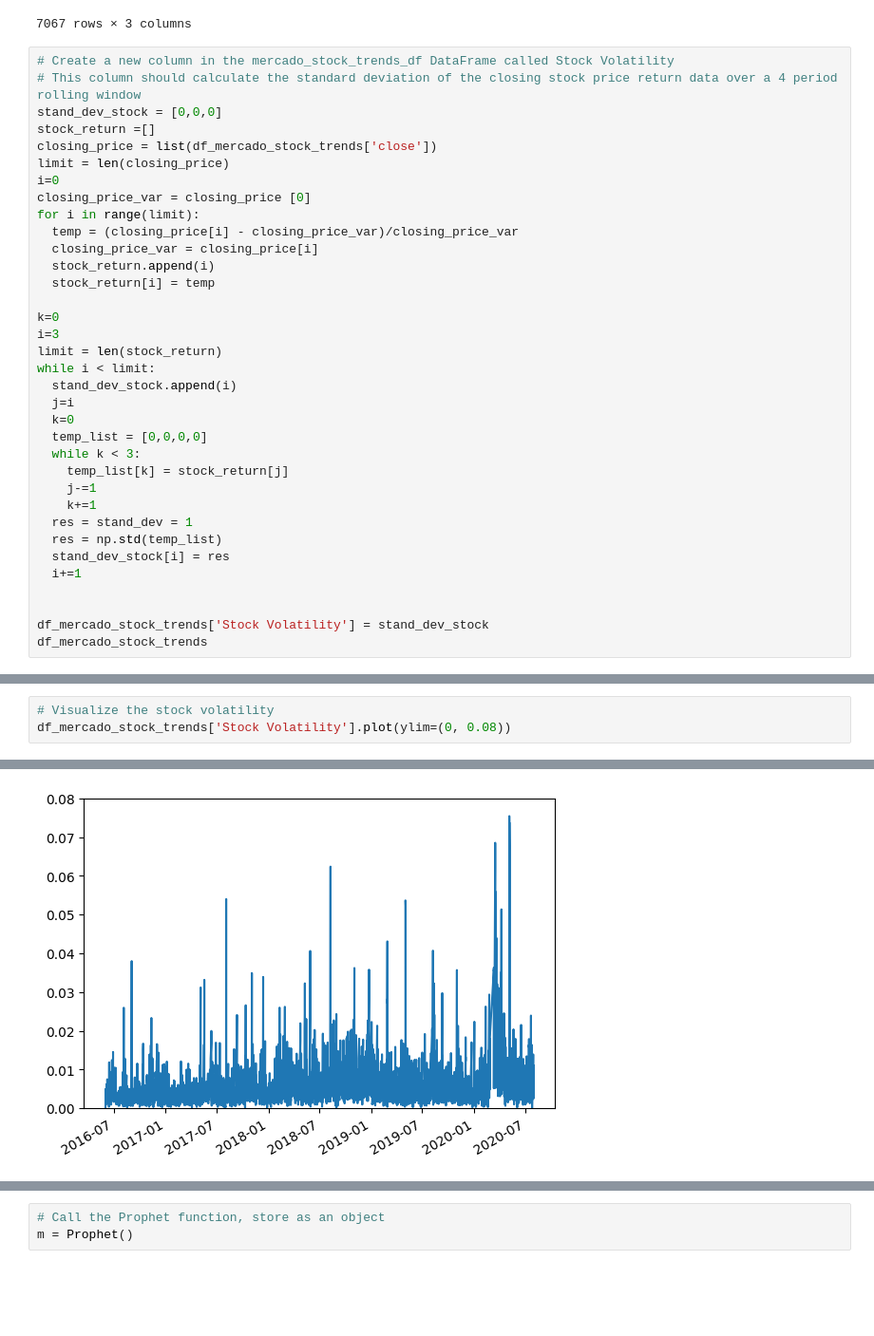
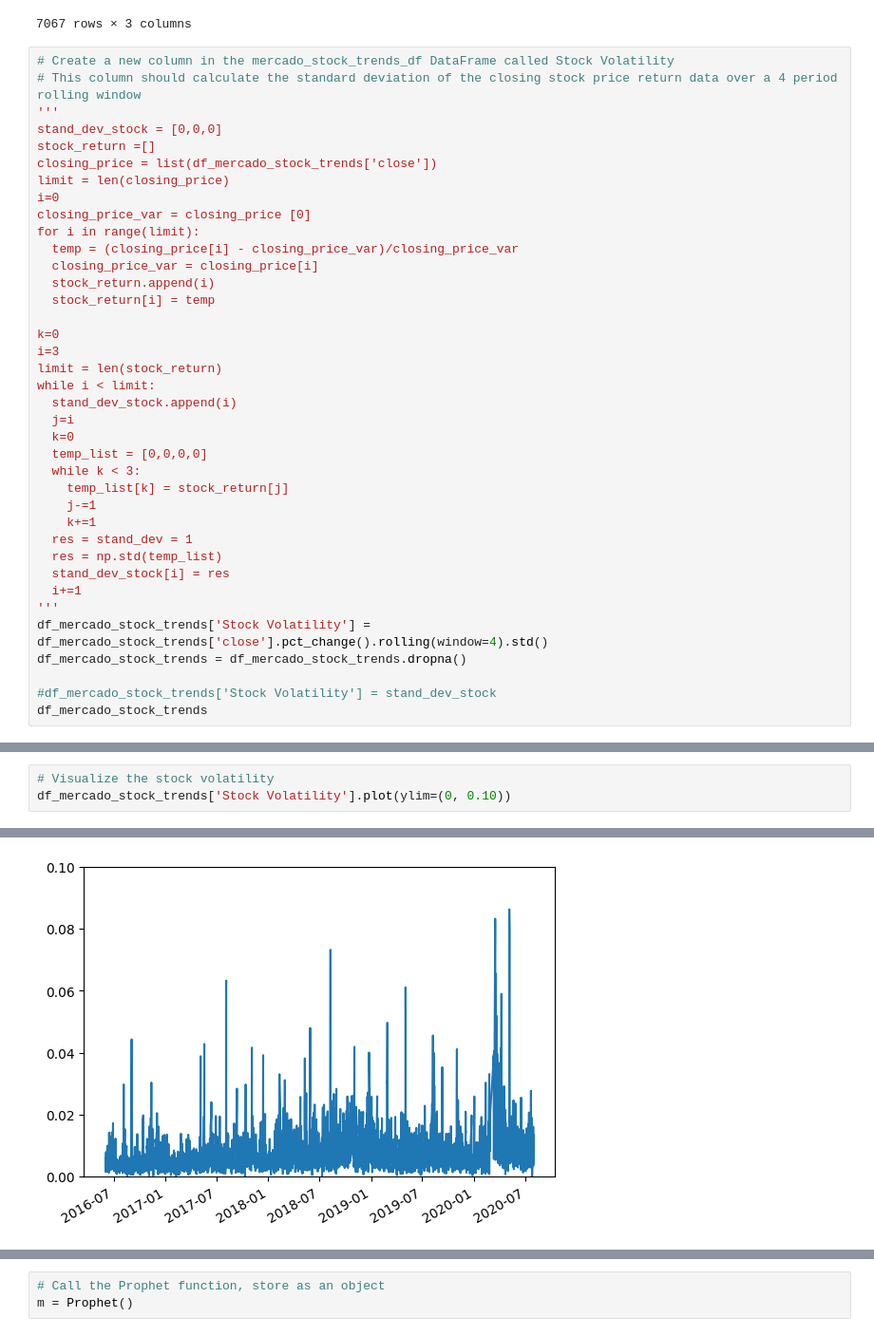
Before and after one commit to skfotedar/prophet-challenge, a Jupyter notebook: forecasting_net_prophet.ipynb, the cells around one changed output, grey strips where cells are left out. Shown at 95% size. Cells and saved outputs as stored; diff of their text form; blank space fills up the shorter version.

```diff
--- a/forecasting_net_prophet.ipynb
+++ b/forecasting_net_prophet.ipynb
@@ -247,6 +247,7 @@ df_mercado_stock_trends
 # %%
 # Create a new column in the mercado_stock_trends_df DataFrame called Stock Volatility
 # This column should calculate the standard deviation of the closing stock price return data over a 4 period rolling window
+'''
 stand_dev_stock = [0,0,0]
 stock_return =[]
 closing_price = list(df_mercado_stock_trends['close'])
@@ -275,9 +276,11 @@ while i < limit:
   res = np.std(temp_list)
   stand_dev_stock[i] = res
   i+=1
+'''
+df_mercado_stock_trends['Stock Volatility'] = df_mercado_stock_trends['close'].pct_change().rolling(window=4).std()
+df_mercado_stock_trends = df_mercado_stock_trends.dropna()
 
-
-df_mercado_stock_trends['Stock Volatility'] = stand_dev_stock
+#df_mercado_stock_trends['Stock Volatility'] = stand_dev_stock
 df_mercado_stock_trends
 # %% [output]
 |  | close | Search Trends | Lagged Search Trends | Stock Volatility |
@@ -296,9 +299,9 @@ df_mercado_stock_trends
 # %%
 # Visualize the stock volatility
-df_mercado_stock_trends['Stock Volatility'].plot(ylim=(0, 0.08))
+df_mercado_stock_trends['Stock Volatility'].plot(ylim=(0, 0.10))
 # %% [output]
 <Axes: >
-[figure, old version]
+[figure, new version]
 # %%
 # Create a new column in the mercado_stock_trends_df DataFrame called Hourly Stock Return
 # This column should calculate hourly return percentage of the closing price
```
Also changed, not shown: parts of 10 cells of this notebook.
